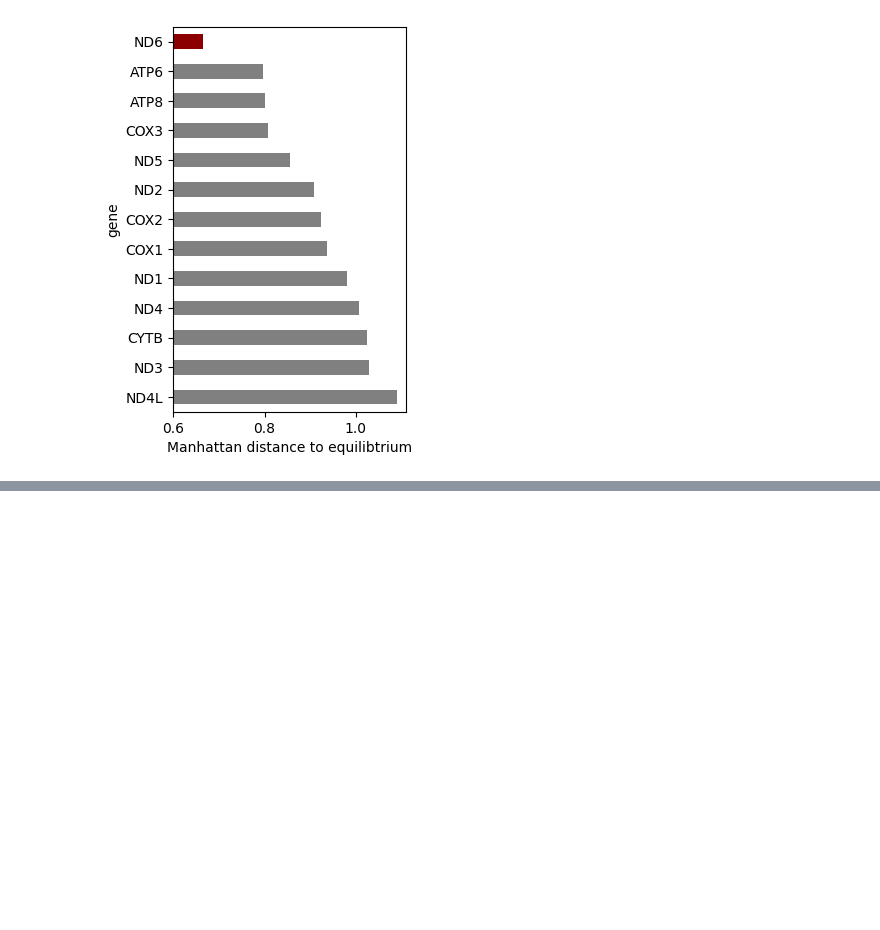
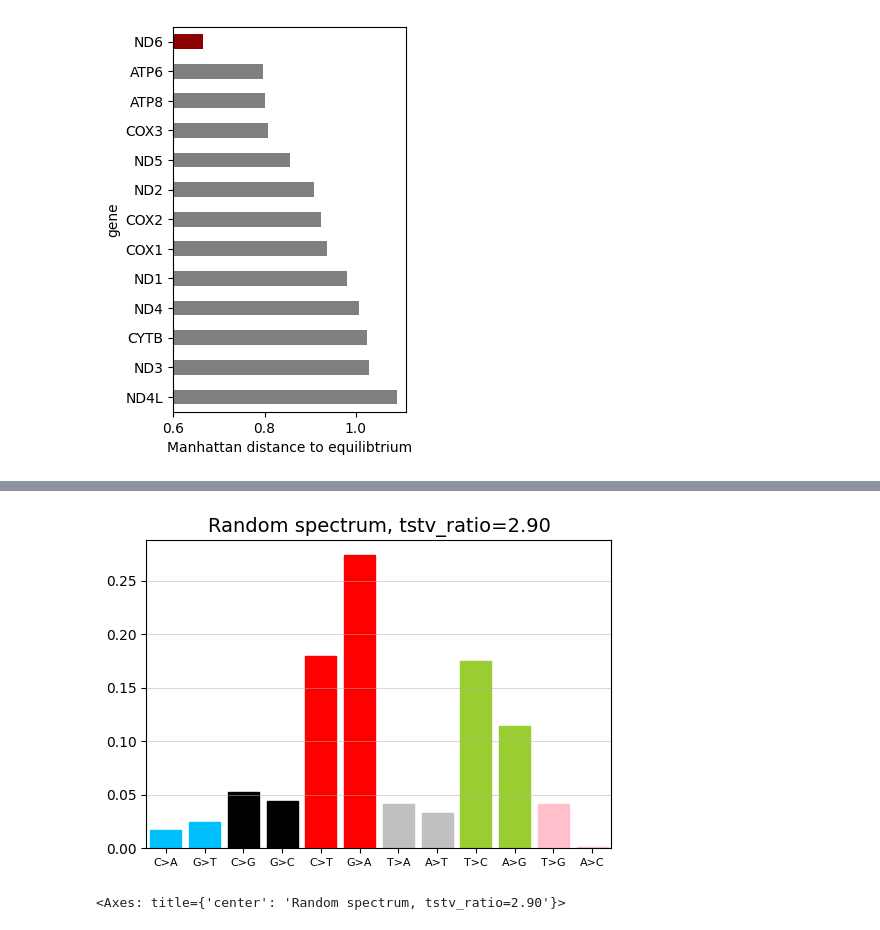
Before and after one commit to mitoclub/AminoAcidShift, a Jupyter notebook: human_germline.ipynb, the cells around one changed output, grey strips where cells are left out. Drawn from its saved outputs; the diff is of its cells as text; code cells hidden in the pictures; blank space fills up the shorter version.

```diff
--- a/human_germline.ipynb
+++ b/human_germline.ipynb
@@ -408,0 +434,7 @@ plt.show()
+# %%
+i = 1021
+rnd_sp, (_, rnd_eq_aa_freqs) = get_equilibrium_freqs_rnd(tstv_ratio=tstv_ratios[i])
+plot_mutspec12(rnd_sp, title=f'Random spectrum, tstv_ratio={tstv_ratios[i]:.2f}')
+# %% [output]
+[figure, added]
+<Axes: title={'center': 'Random spectrum, tstv_ratio=2.90'}>
```
Also changed, not shown: parts of 12 cells of this notebook, 1 other file.
